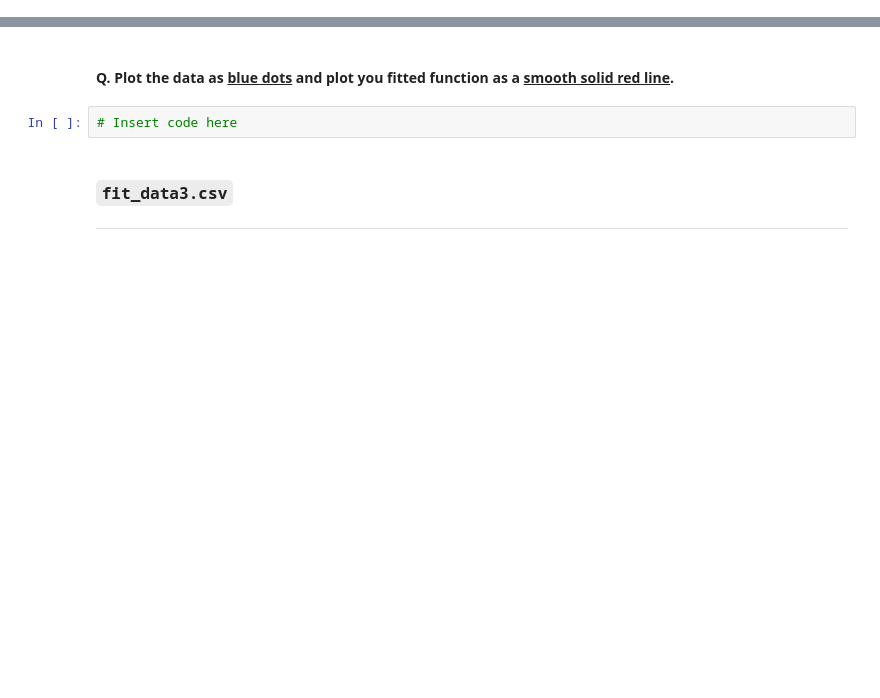
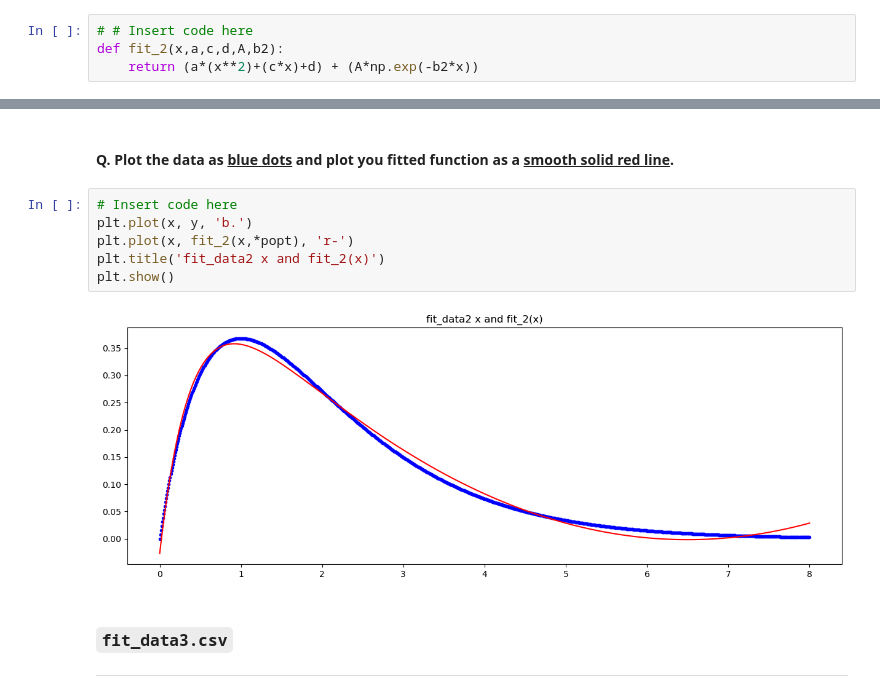
Before and after one commit to Brittany2028/ml-quiz, a Jupyter notebook: Take Home Quiz 1 - Curve Fitting.ipynb, the cells around one changed output, grey strips where cells are left out. Cells and saved outputs as stored; diff of their text form; blank space fills up the shorter version.

```diff
--- a/Take Home Quiz 1 - Curve Fitting.ipynb
+++ b/Take Home Quiz 1 - Curve Fitting.ipynb
@@ -172,0 +194,4 @@ For this sections, we will be using the following datasets: `fit_data1.csv`, `fi
+# %%
+# # Insert code here
+def fit_2(x,a,c,d,A,b2):
+    return (a*(x**2)+(c*x)+d) + (A*np.exp(-b2*x))
@@ -173,7 +215,13 @@ For this sections, we will be using the following datasets: `fit_data1.csv`, `fi
 # %% [markdown]
 #### Q. Plot the data as <u><b>blue dots</u></b> and plot you fitted function as a <b><u>smooth solid red line</u></b>.
-# %%
-# Insert code here
+# %%
+# Insert code here
+plt.plot(x, y, 'b.')
+plt.plot(x, fit_2(x,*popt), 'r-')
+plt.title('fit_data2 x and fit_2(x)')
+plt.show()
+# %% [output]
+[figure, added]
 # %% [markdown]
 ### `fit_data3.csv`
 
```
Also changed, not shown: parts of 17 cells of this notebook, 1 other file.
